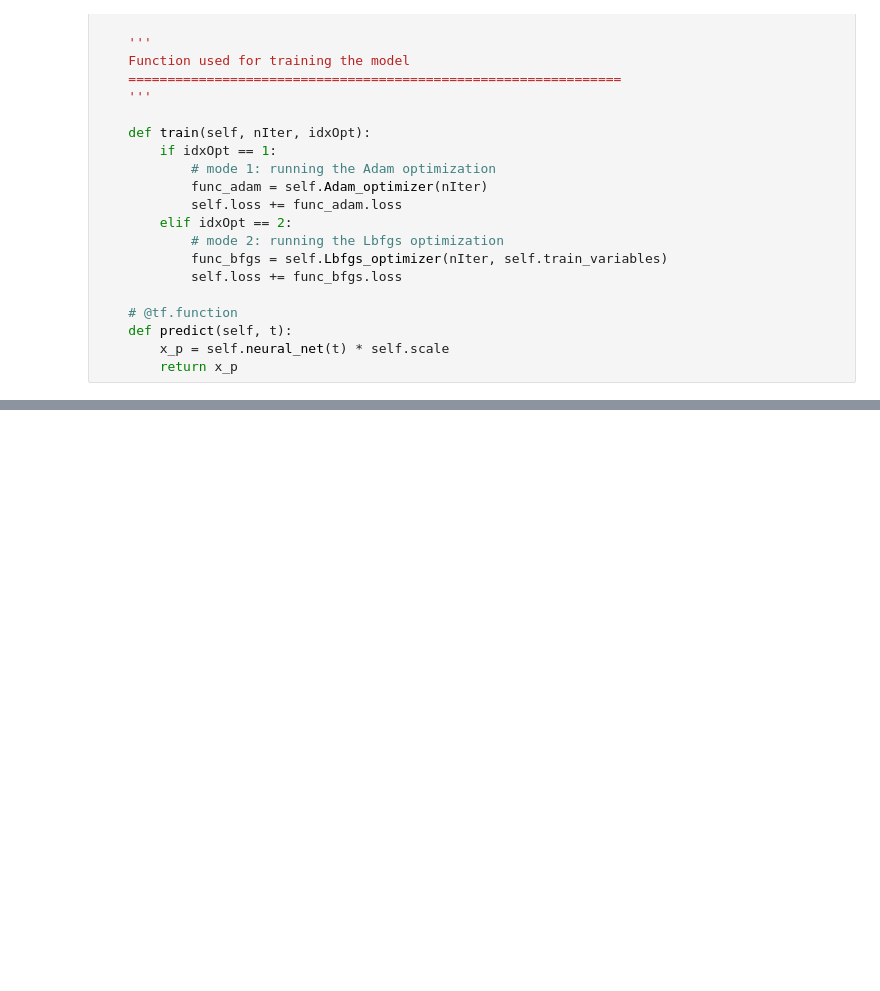
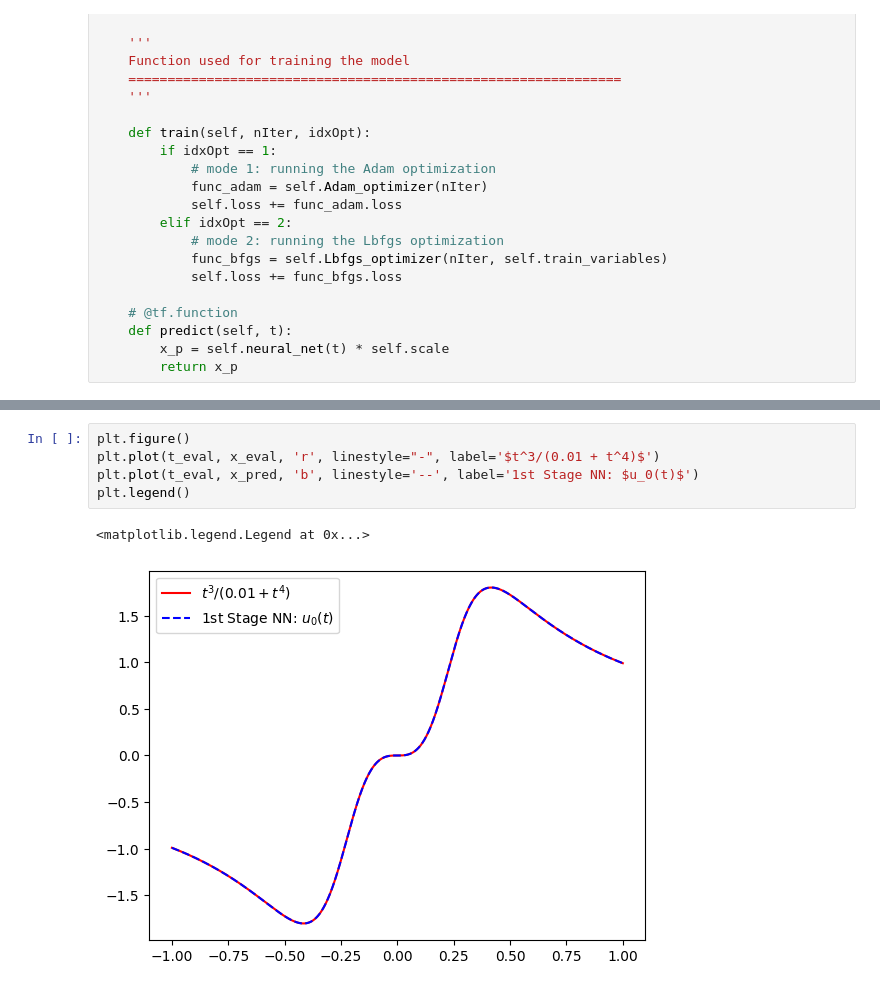
Before and after one commit to akavuturu/MultistageNN, a Jupyter notebook: Regression/MultiStageNN_Regression.ipynb, the cells around one changed output, grey strips where cells are left out. Drawn from its saved outputs; the diff is of its cells as text; blank space fills up the shorter version.

```diff
--- a/Regression/MultiStageNN_Regression.ipynb
+++ b/Regression/MultiStageNN_Regression.ipynb
@@ -552,0 +558,8 @@ plt.yscale("log")
+# %%
+plt.figure()
+plt.plot(t_eval, x_eval, 'r', linestyle="-", label='$t^3/(0.01 + t^4)$')
+plt.plot(t_eval, x_pred, 'b', linestyle='--', label='1st Stage NN: $u_0(t)$')
+plt.legend()
+# %% [output]
+<matplotlib.legend.Legend at 0x...>
+[figure, added]
```
Also changed, not shown: parts of 10 cells of this notebook, 3 other files.
